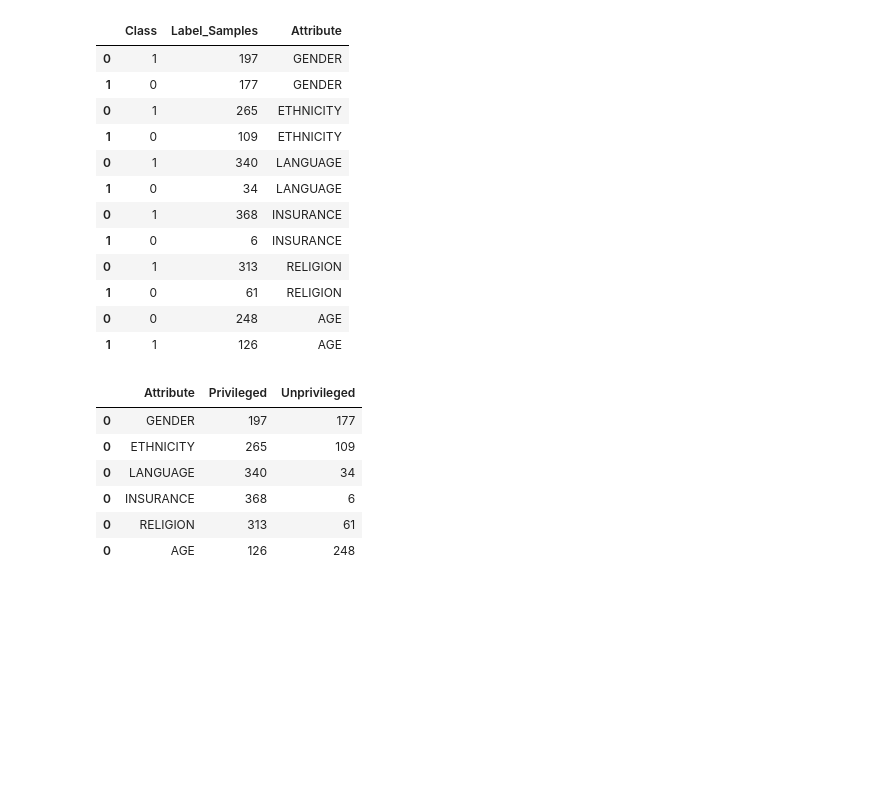
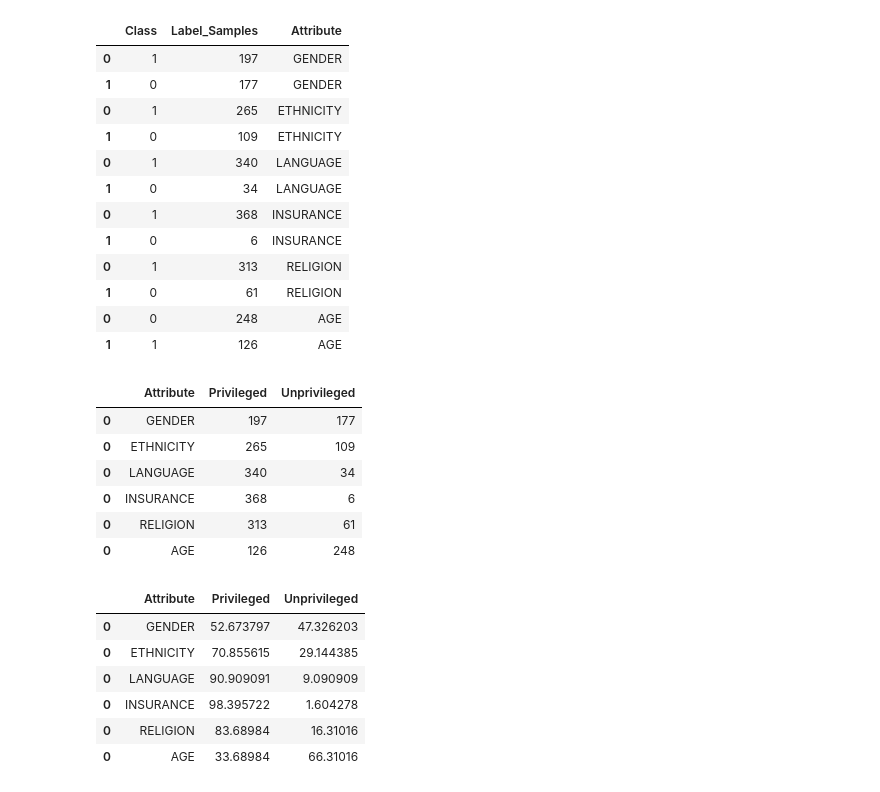
Before and after one commit to eparascho/mimic3-benchmarks, a Jupyter notebook: mimic3fairness/data_bias_quantification.ipynb, the cells around one changed output. Drawn from its saved outputs; the diff is of its cells as text; code cells hidden in the pictures; blank space fills up the shorter version.

```diff
--- a/mimic3fairness/data_bias_quantification.ipynb
+++ b/mimic3fairness/data_bias_quantification.ipynb
@@ -230,6 +230,21 @@ stacked_df
 | 0 | INSURANCE | 368 | 6 |
 | 0 | RELIGION | 313 | 61 |
 | 0 | AGE | 126 | 248 |
+# %%
+# make the plot to be proportional
+total_labels = stacked_df['Privileged'] + stacked_df['Unprivileged']
+total_labels = total_labels.iloc[0]
+stacked_df['Privileged'] = stacked_df['Privileged']*100/total_labels
+stacked_df['Unprivileged'] = stacked_df['Unprivileged']*100/total_labels
+stacked_df
+# %% [output]
+|  | Attribute | Privileged | Unprivileged |
+| 0 | GENDER | 52.673797 | 47.326203 |
+| 0 | ETHNICITY | 70.855615 | 29.144385 |
+| 0 | LANGUAGE | 90.909091 | 9.090909 |
+| 0 | INSURANCE | 98.395722 | 1.604278 |
+| 0 | RELIGION | 83.68984 | 16.31016 |
+| 0 | AGE | 33.68984 | 66.31016 |
 # %%
 # create the plot to visualize the samples per label and class per protected attribute
 fig = plt.figure(figsize=(7,3))
```
Also changed, not shown: parts of 1 cell of this notebook, 1 other file.
